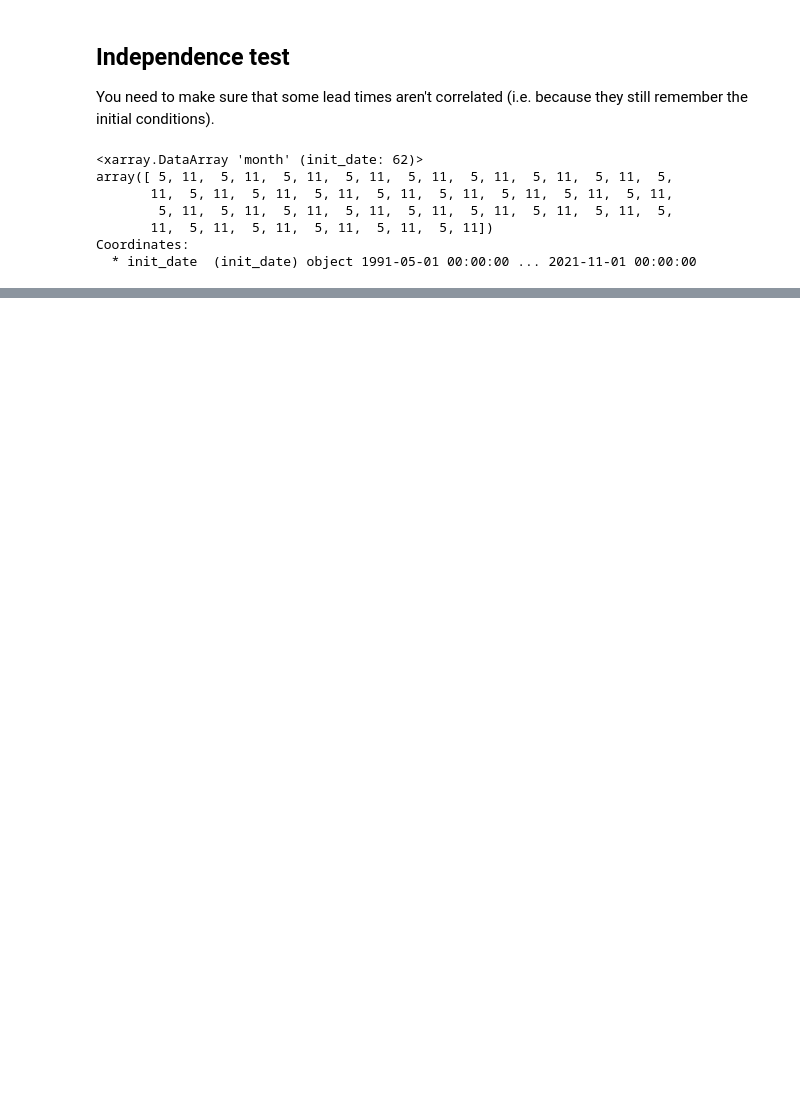
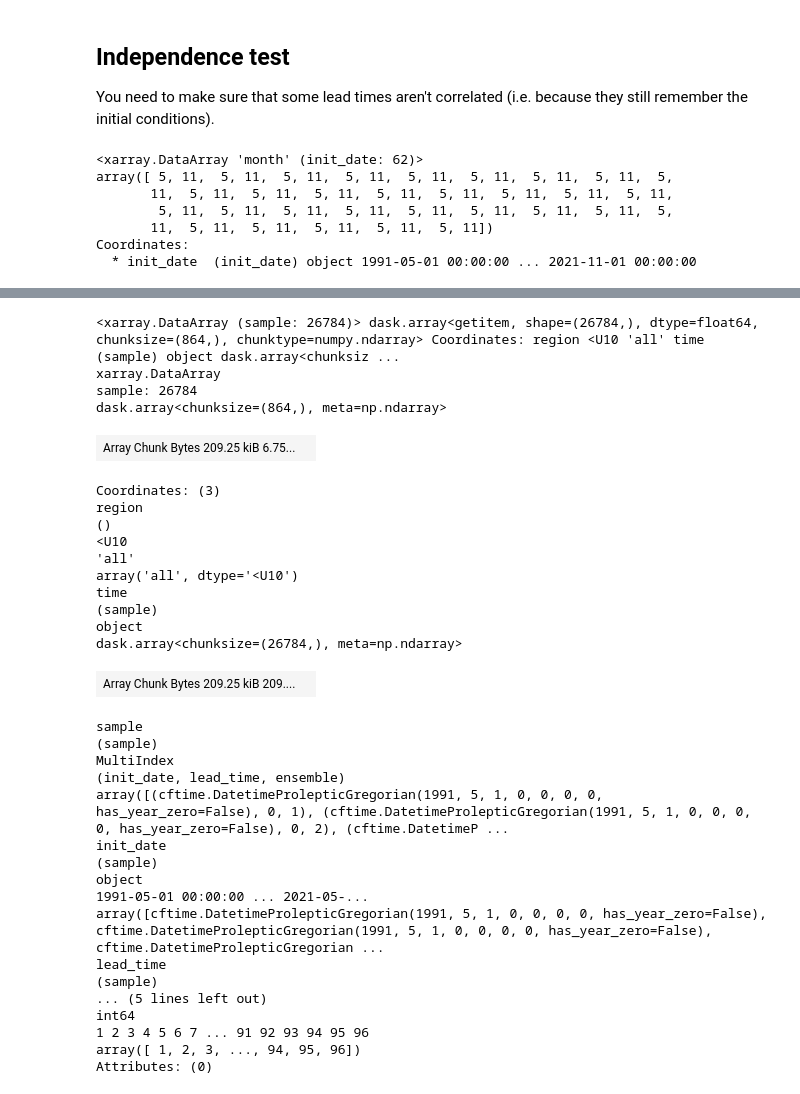
Before and after one commit to AusClimateService/unseen, a Jupyter notebook: notebooks/fidelity.ipynb, the cells around one changed output, grey strips where cells are left out. Saved outputs shown, nothing was run; the diff lists cells and outputs as text; code cells hidden in the pictures; blank space fills up the shorter version.

```diff
--- a/notebooks/fidelity.ipynb
+++ b/notebooks/fidelity.ipynb
@@ -433,0 +357,37 @@ mean_corr_nov = mean_ensemble_correlation(da_cafe_nov_detrended, dim='init_date'
+# %%
+data = da_cafe_may_detrended_stacked.sel({'region': 'all'})
+data
+# %% [output]
+<xarray.DataArray (sample: 26784)> dask.array<getitem, shape=(26784,), dtype=float64, chunksize=(864,), chunktype=numpy.ndarray> Coordinates: region <U10 'all' time (sample) object dask.array<chunksiz ...
+xarray.DataArray
+sample: 26784
+dask.array<chunksize=(864,), meta=np.ndarray>
+| Array Chunk Bytes 209.25 kiB 6.75... |  |
+Coordinates: (3)
+region
+()
+<U10
+'all'
+array('all', dtype='<U10')
+time
+(sample)
+object
+dask.array<chunksize=(26784,), meta=np.ndarray>
+| Array Chunk Bytes 209.25 kiB 209.... |  |
+sample
+(sample)
+MultiIndex
+(init_date, lead_time, ensemble)
+array([(cftime.DatetimeProlepticGregorian(1991, 5, 1, 0, 0, 0, 0, has_year_zero=False), 0, 1), (cftime.DatetimeProlepticGregorian(1991, 5, 1, 0, 0, 0, 0, has_year_zero=False), 0, 2), (cftime.DatetimeP ...
+init_date
+(sample)
+object
+1991-05-01 00:00:00 ... 2021-05-...
+array([cftime.DatetimeProlepticGregorian(1991, 5, 1, 0, 0, 0, 0, has_year_zero=False), cftime.DatetimeProlepticGregorian(1991, 5, 1, 0, 0, 0, 0, has_year_zero=False), cftime.DatetimeProlepticGregorian ...
+lead_time
+(sample)
+... (5 lines left out)
+int64
+1 2 3 4 5 6 7 ... 91 92 93 94 95 96
+array([ 1, 2, 3, ..., 94, 95, 96])
+Attributes: (0)
```
Also changed, not shown: parts of 25 cells of this notebook, 1 other file.
